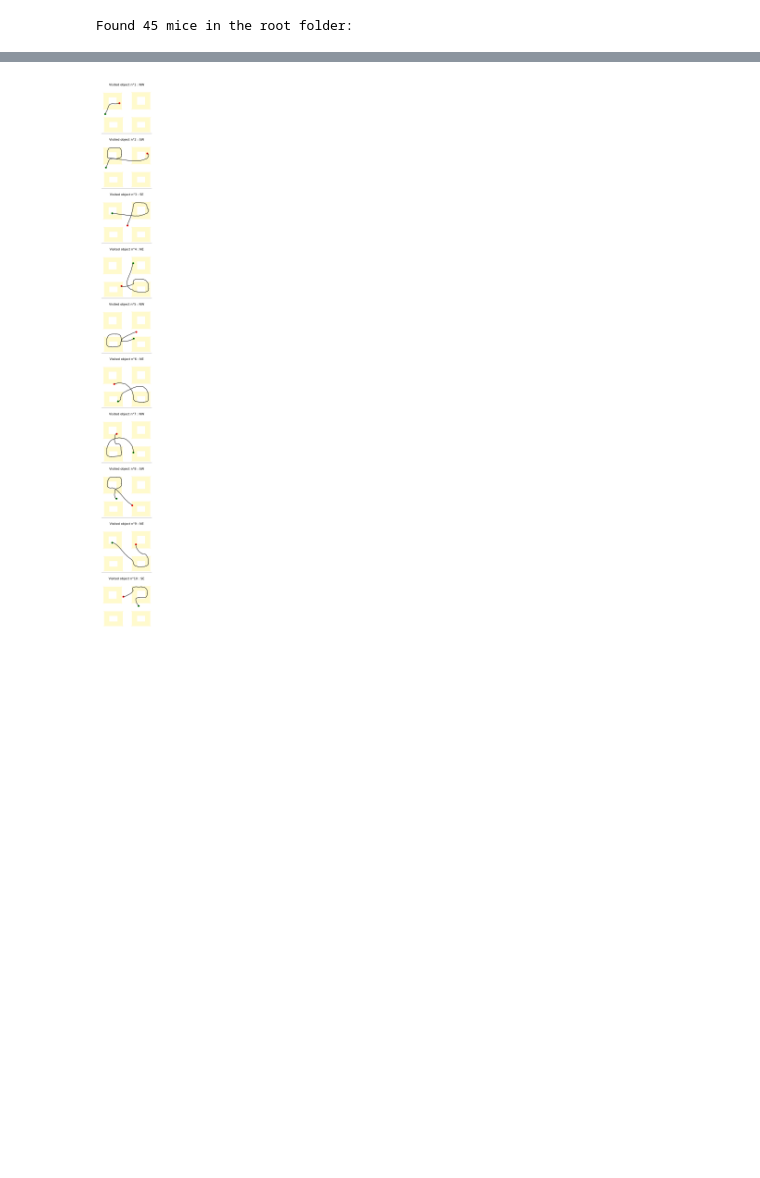
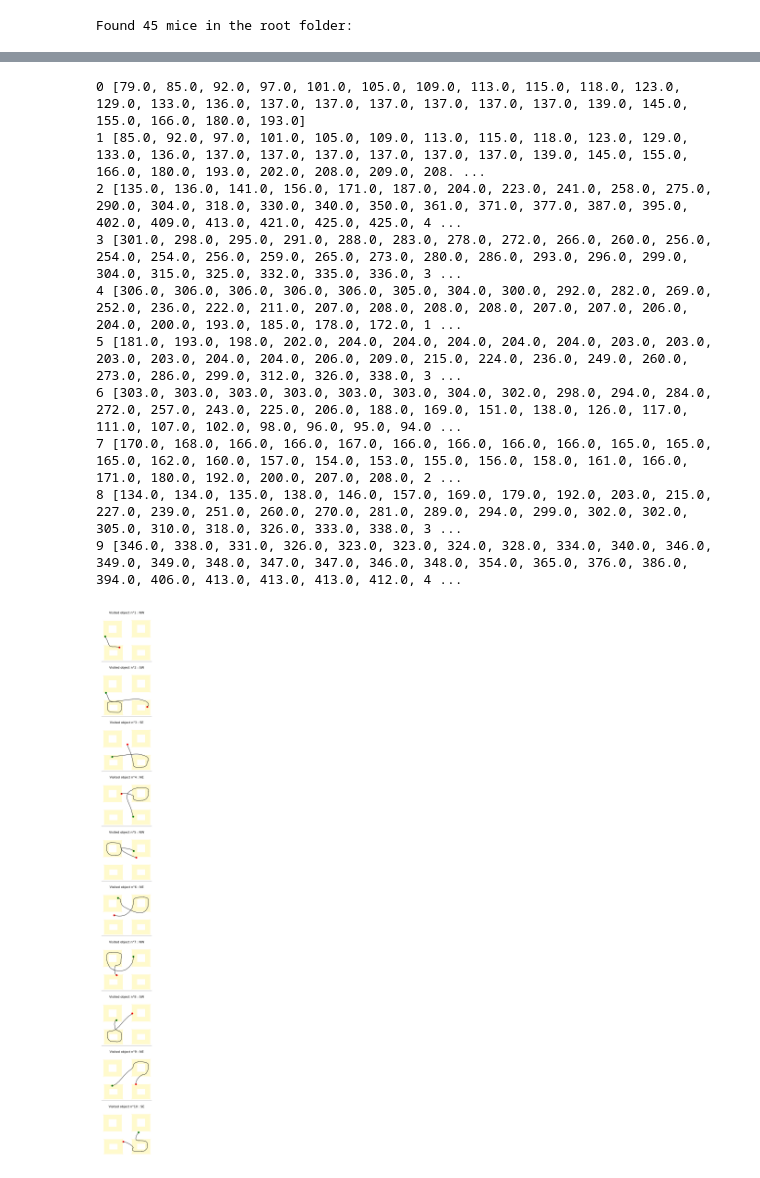
Before and after one commit to HeathenToaster/MouseTache, a Jupyter notebook: Behavior_Analysis_Maud.ipynb, the cells around one changed output, grey strips where cells are left out. Cells and saved outputs as stored; diff of their text form; code cells hidden in the pictures; blank space fills up the shorter version.

```diff
--- a/Behavior_Analysis_Maud.ipynb
+++ b/Behavior_Analysis_Maud.ipynb
@@ -313,38 +327,49 @@ fig, ax1 = plt.subplots(n, figsize=(1, 1 * n))
 # Itération sur les objets visités
 for i, visited_object in enumerate(visited_objects[:n]):
     # Filtrage des données de trajectoire pour l'objet visité actuel
-    traj_df_filtered = filter_trajectory_around_time(traj_df, visites_df.iloc[i]["Entrance time"], visites_df.iloc[i]["Exit time"])
+    traj_df_filtered = filter_trajectory_around_time(traj_df_reset, visites_df.iloc[i]["Entrance time"], visites_df.iloc[i]["Exit time"])
 
     # Calcul des coordonnées de début et de fin de la trajectoire
     x_start = traj_df_filtered['xposition'].iloc[0]
-    y_start = traj_df_filtered['yposition'].iloc[0]
+    y_start = RESOLUTION[1] - traj_df_filtered['yposition'].iloc[0]
     x_end = traj_df_filtered['xposition'].iloc[-1]
-    y_end = traj_df_filtered['yposition'].iloc[-1]
+    y_end = RESOLUTION[1] - traj_df_filtered['yposition'].iloc[-1]
 
     # Création du graphique de trajectoire
-    ax1[i].plot(traj_df_filtered['xposition'], traj_df_filtered['yposition'], linewidth=0.4, c='k')
+    ax1[i].plot(traj_df_filtered['xposition'], RESOLUTION[1] - smooth(traj_df_filtered['yposition'], TRUE_SIGMA), linewidth=0.4, c='k')
+    print(i, traj_df_filtered['xposition'].tolist())
     for patch in collection_trapeze:  #plot the trapeze around the object
         for trapeze in collection_trapeze[patch]:
             shape = Polygon(np.array(collection_trapeze[patch][trapeze]), color="lemonchiffon")
             ax1[i].add_patch(shape)
     ax1[i].scatter(x_start, y_start, color='green', label='Début', s=2)  # Point vert au début
     ax1[i].scatter(x_end, y_end, color='red', label='Fin', s=2)          # Point rouge à la fin
     ax1[i].set_xlim(50, 450)
     ax1[i].set_ylim(50, 450)
     ax1[i].set_title(f"Visited object n°{i+1} : {visited_object}", fontsize=4)
 
     # Supprime les graduations sur les axes X et Y
     ax1[i].set_xticks([])
     ax1[i].set_yticks([])
     ax1[i].axis('off') # Supprime les axes X et Y (pas juste les graduations)
 
     #Ajoute une ligne fine entre les subplots
     if i < n - 1 : # Ne met pas de ligne au dernier subplot
         ax1[i].axhline(y=50, color='gray', linewidth=0.5)
 # Affichage des graphiques
 #plt.tight_layout() # Put in comment because in matplotlib there is constrained_layout=True automatically set / does not work with tight_layout
 plt.show()
 # %% [output]
+0 [79.0, 85.0, 92.0, 97.0, 101.0, 105.0, 109.0, 113.0, 115.0, 118.0, 123.0, 129.0, 133.0, 136.0, 137.0, 137.0, 137.0, 137.0, 137.0, 137.0, 139.0, 145.0, 155.0, 166.0, 180.0, 193.0]
+1 [85.0, 92.0, 97.0, 101.0, 105.0, 109.0, 113.0, 115.0, 118.0, 123.0, 129.0, 133.0, 136.0, 137.0, 137.0, 137.0, 137.0, 137.0, 137.0, 139.0, 145.0, 155.0, 166.0, 180.0, 193.0, 202.0, 208.0, 209.0, 208. ...
+2 [135.0, 136.0, 141.0, 156.0, 171.0, 187.0, 204.0, 223.0, 241.0, 258.0, 275.0, 290.0, 304.0, 318.0, 330.0, 340.0, 350.0, 361.0, 371.0, 377.0, 387.0, 395.0, 402.0, 409.0, 413.0, 421.0, 425.0, 425.0, 4 ...
+3 [301.0, 298.0, 295.0, 291.0, 288.0, 283.0, 278.0, 272.0, 266.0, 260.0, 256.0, 254.0, 254.0, 256.0, 259.0, 265.0, 273.0, 280.0, 286.0, 293.0, 296.0, 299.0, 304.0, 315.0, 325.0, 332.0, 335.0, 336.0, 3 ...
+4 [306.0, 306.0, 306.0, 306.0, 306.0, 305.0, 304.0, 300.0, 292.0, 282.0, 269.0, 252.0, 236.0, 222.0, 211.0, 207.0, 208.0, 208.0, 208.0, 207.0, 207.0, 206.0, 204.0, 200.0, 193.0, 185.0, 178.0, 172.0, 1 ...
+5 [181.0, 193.0, 198.0, 202.0, 204.0, 204.0, 204.0, 204.0, 204.0, 203.0, 203.0, 203.0, 203.0, 204.0, 204.0, 206.0, 209.0, 215.0, 224.0, 236.0, 249.0, 260.0, 273.0, 286.0, 299.0, 312.0, 326.0, 338.0, 3 ...
+6 [303.0, 303.0, 303.0, 303.0, 303.0, 303.0, 304.0, 302.0, 298.0, 294.0, 284.0, 272.0, 257.0, 243.0, 225.0, 206.0, 188.0, 169.0, 151.0, 138.0, 126.0, 117.0, 111.0, 107.0, 102.0, 98.0, 96.0, 95.0, 94.0 ...
+7 [170.0, 168.0, 166.0, 166.0, 167.0, 166.0, 166.0, 166.0, 166.0, 165.0, 165.0, 165.0, 162.0, 160.0, 157.0, 154.0, 153.0, 155.0, 156.0, 158.0, 161.0, 166.0, 171.0, 180.0, 192.0, 200.0, 207.0, 208.0, 2 ...
+8 [134.0, 134.0, 135.0, 138.0, 146.0, 157.0, 169.0, 179.0, 192.0, 203.0, 215.0, 227.0, 239.0, 251.0, 260.0, 270.0, 281.0, 289.0, 294.0, 299.0, 302.0, 302.0, 305.0, 310.0, 318.0, 326.0, 333.0, 338.0, 3 ...
+9 [346.0, 338.0, 331.0, 326.0, 323.0, 323.0, 324.0, 328.0, 334.0, 340.0, 346.0, 349.0, 349.0, 348.0, 347.0, 347.0, 346.0, 348.0, 354.0, 365.0, 376.0, 386.0, 394.0, 406.0, 413.0, 413.0, 413.0, 412.0, 4 ...
-[figure, old version]
+[figure, new version]
 # %%
 # Cellule pour calculer le nombre total de changement d'objet dans la session
```
Also changed, not shown: parts of 3 cells of this notebook.
